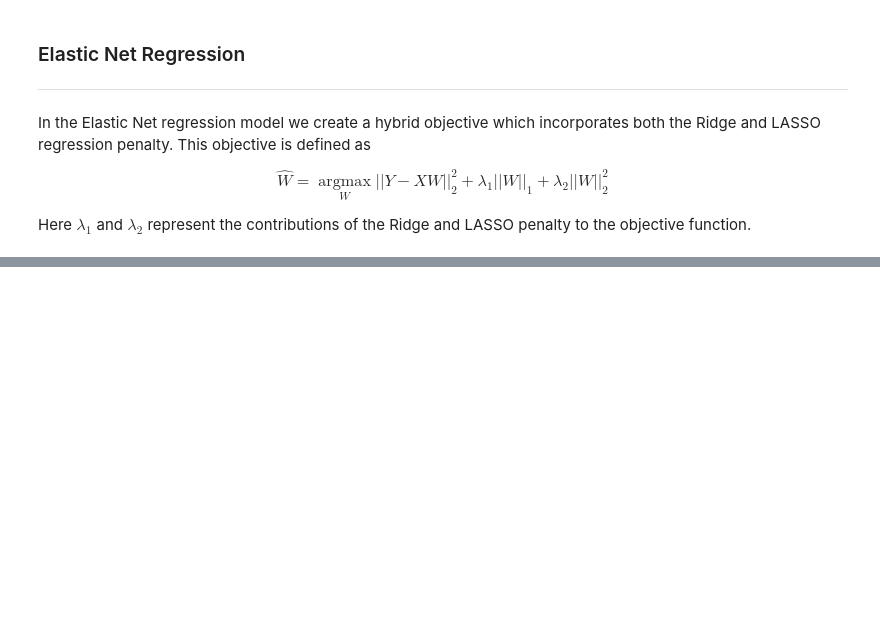
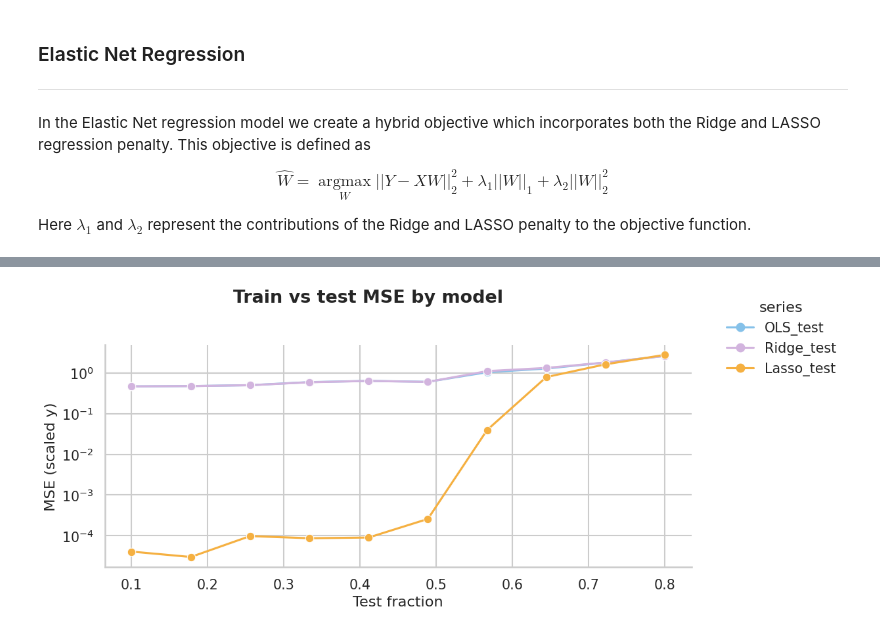
Before and after one commit to rameshaditya-me/Easy-Classical-ML-DL, a Jupyter notebook: regularized-regression/regression_regularized.ipynb, the cells around one changed output, grey strips where cells are left out. Drawn from its saved outputs; the diff is of its cells as text; code cells hidden in the pictures; blank space fills up the shorter version.

Commit message:
added ridge v/s lasso v/s ols

```diff
--- a/regularized-regression/regression_regularized.ipynb
+++ b/regularized-regression/regression_regularized.ipynb
@@ -80,0 +89,98 @@ To answer these questions let us take a small toy example using a synthetic regr
+# %%
+import numpy as np
+import pandas as pd
+import seaborn as sns
+import matplotlib.pyplot as plt
+from sklearn.datasets import make_regression
+from sklearn.model_selection import train_test_split
+from sklearn.linear_model import RidgeCV, LassoCV
+from sklearn.preprocessing import StandardScaler
+
+def mse(y_true, y_pred):
+    return np.mean((y_true - y_pred) ** 2)
+
+# --- hard regime: n << p ---
+n_samples = 80
+n_informative = 10
+n_features = 100
+noise = 1.0
+
+X, y, trueW = make_regression(
+    n_samples=n_samples,
+    n_features=n_features,
+    n_informative=n_informative,
+    noise=noise,
+    random_state=42,
+    coef=True,
+)
+
+rng = np.random.default_rng(42)
+n_noise = n_informative//2
+
+# mix: some redundant copies + pure noise features (true weight = 0)
+n_redundant = n_noise // 2
+n_pure_noise = n_noise - n_redundant
+
+src_idx = rng.integers(0, n_informative, size=n_redundant)
+scales = rng.uniform(0.05, 1.0, size=n_redundant)
+X_redundant = X[:, src_idx] * scales
+
+X_pure = rng.normal(size=(n_samples, n_pure_noise))
+X = np.hstack([X, X_redundant, X_pure])
+trueW = np.concatenate([trueW, np.zeros(n_noise)])
+
+rows = []
+for test_size in np.linspace(0.1, 0.8, 10):
+    X_tr, X_te, y_tr, y_te = train_test_split(
+        X, y, test_size=test_size, random_state=42
+    )
+
+    # scale using TRAIN only
+    x_scaler = StandardScaler().fit(X_tr)
+    y_scaler = StandardScaler().fit(y_tr.reshape(-1, 1))
+
+    X_tr_s = x_scaler.transform(X_tr)
+    X_te_s = x_scaler.transform(X_te)
+    y_tr_s = y_scaler.transform(y_tr.reshape(-1, 1)).ravel()
+    y_te_s = y_scaler.transform(y_te.reshape(-1, 1)).ravel()
+
+    # add intercept after scaling (don't scale the ones column)
+    X_tr_aug = np.hstack([X_tr_s, np.ones((X_tr_s.shape[0], 1))])
+    X_te_aug = np.hstack([X_te_s, np.ones((X_te_s.shape[0], 1))])
+
+    W_ols, _, _, _ = np.linalg.lstsq(X_tr_aug, y_tr_s, rcond=None)
+
+    # CV picks alpha on train — fairer than ALPHA=1
+    ridge = RidgeCV(alphas=np.logspace(-2, 3, 30), fit_intercept=False).fit(X_tr_aug, y_tr_s)
+    lasso = LassoCV(alphas=np.logspace(-3, 1, 30), fit_intercept=False, max_iter=20_000).fit(X_tr_aug, y_tr_s)
+
+    rows += [
+        {"test_size": test_size, "series": "OLS_test",    "mse": mse(y_te_s, (X_te_aug @ W_ols).ravel())},
+        {"test_size": test_size, "series": "Ridge_test",  "mse": mse(y_te_s, ridge.predict(X_te_aug))},
+        {"test_size": test_size, "series": "Lasso_test",  "mse": mse(y_te_s, lasso.predict(X_te_aug))},
+    ]
+
+df = pd.DataFrame(rows)
+
+order = ["OLS_test", "Ridge_test", "Lasso_test"]
+palette = {
+    "OLS_train": "#2980b9", "OLS_test": "#85c1e9",
+    "Ridge_train": "#8e44ad", "Ridge_test": "#d2b4de",
+    "Lasso_train": "#d35400", "Lasso_test": "#f5b041",
+}
+dashes = {k: (4, 2) if k.endswith("_test") else "" for k in order}
+
+sns.set_theme(style="whitegrid", context="talk", font_scale=0.9)
+g = sns.relplot(
+    data=df, x="test_size", y="mse", hue="series",
+    hue_order=order, palette=palette, dashes=dashes,
+    kind="line", marker="o", height=5, aspect=1.7,
+)
+g.set_axis_labels("Test fraction", "MSE (scaled y)")
+g.ax.set_yscale("log")  # helps when OLS test MSE spikes
+g.fig.suptitle("Train vs test MSE by model", y=1.02, weight="semibold")
+sns.move_legend(g, "upper left", bbox_to_anchor=(1.02, 1), borderaxespad=0)
+plt.tight_layout()
+plt.show()
+# %% [output]
+[figure, added]
```
Also changed, not shown: parts of 2 cells of this notebook.
